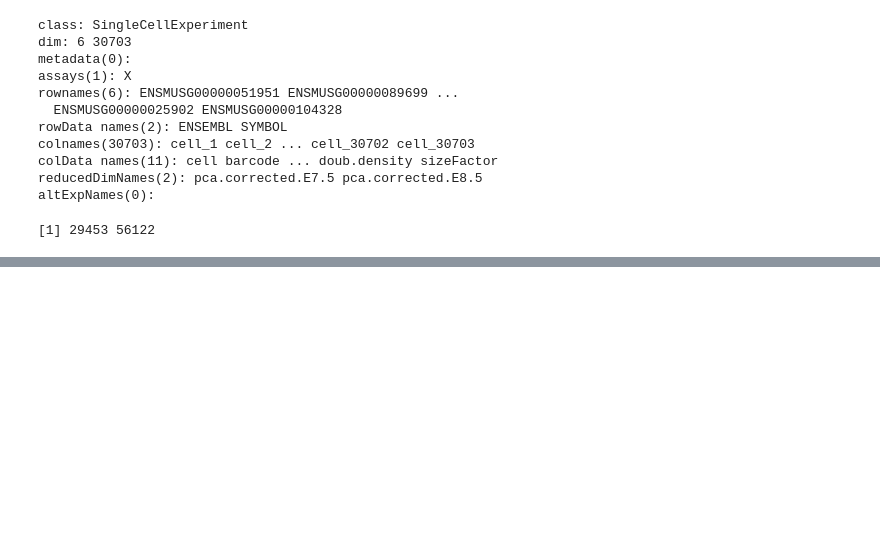
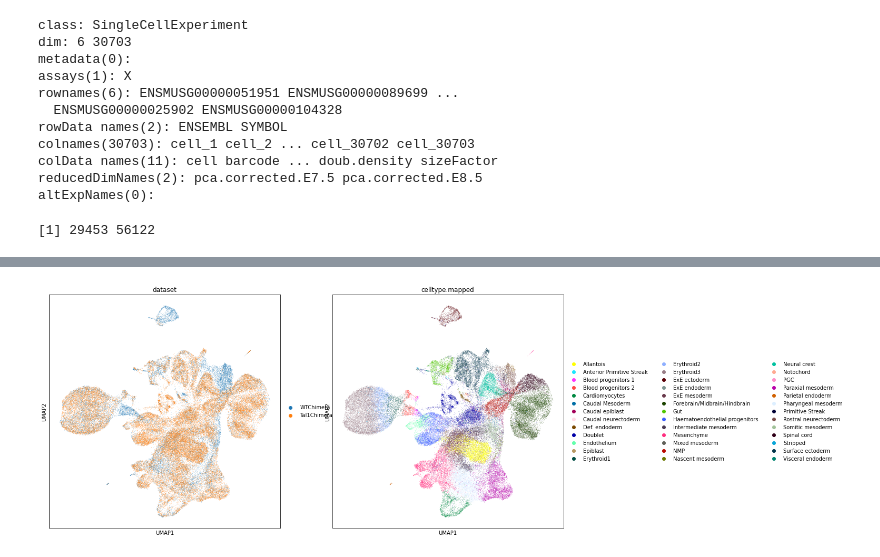
Before and after one commit to MarioniLab/oor_design_reproducibility, a Jupyter notebook: notebooks/mouse_chimeras_poc.ipynb, the cells around one changed output, grey strips where cells are left out. Saved outputs shown, nothing was run; the diff lists cells and outputs as text; code cells hidden in the pictures; blank space fills up the shorter version.

```diff
--- a/notebooks/mouse_chimeras_poc.ipynb
+++ b/notebooks/mouse_chimeras_poc.ipynb
@@ -68,0 +314,5 @@ tal1_chimera_sce.write_h5ad(data_dir + 'Tal1Chimera.h5ad')
+# %%
+## perturbation-ctrl
+pc_design_adata = adata_ctrl.concatenate(adata_tal1, batch_key='dataset', batch_categories=['WTChimera', 'Tal1Chimera'])
+# del pc_design_adata.obs['_scvi_labels']
+pc_design_adata.obsm["X_scVI"] = vae_tal1_fit_ctrl.get_latent_representation(pc_design_adata[:,adata_ctrl_scvi.var_names])
@@ -68,0 +354,4 @@ tal1_chimera_sce.write_h5ad(data_dir + 'Tal1Chimera.h5ad')
+# %%
+sc.pl.umap(pc_design_adata , color=['dataset', 'celltype.mapped'])
+# %% [output]
+[figure, added]
```
Also changed, not shown: parts of 45 cells of this notebook.
